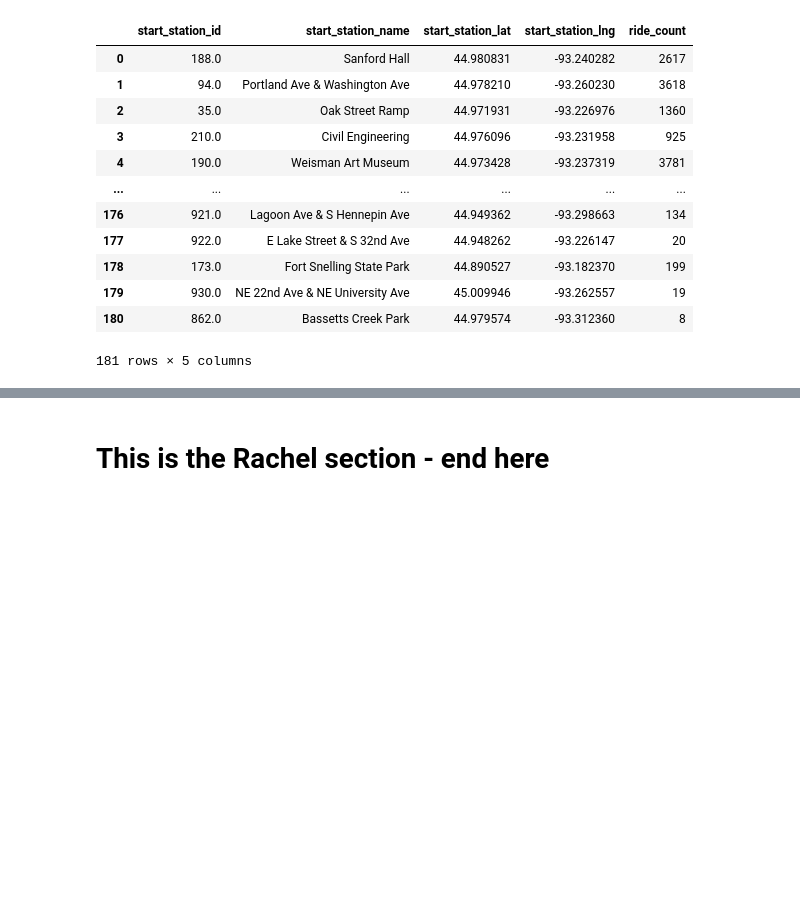
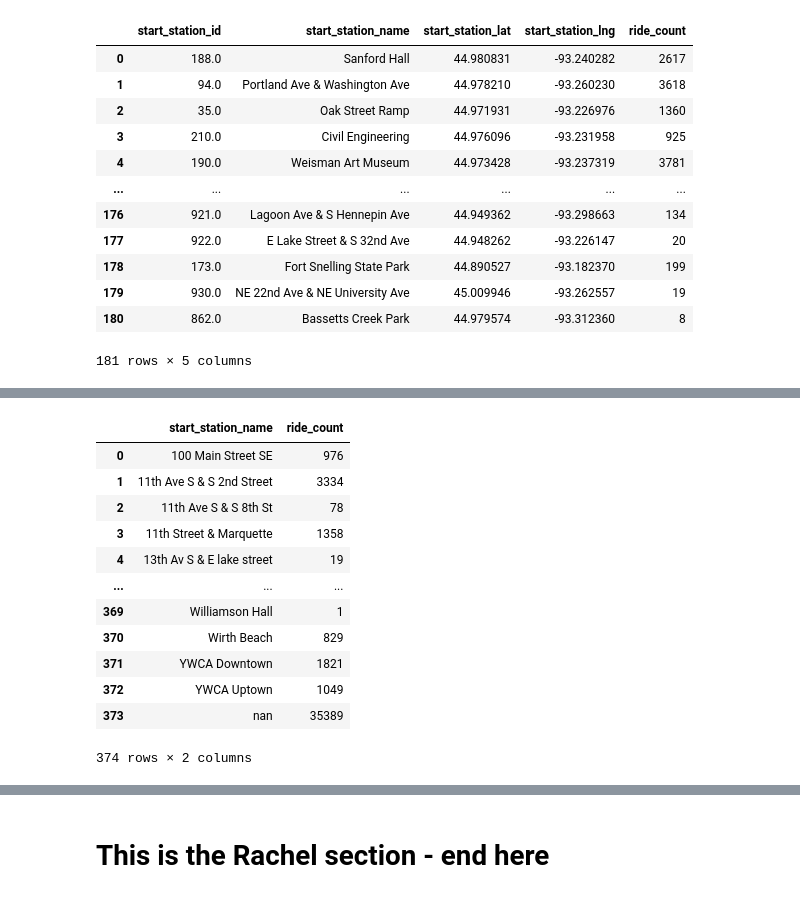
Before and after one commit to luchovzla/project-1, a Jupyter notebook: NiceRideCombined.ipynb, the cells around one changed output, grey strips where cells are left out. Drawn from its saved outputs; the diff is of its cells as text; code cells hidden in the pictures; blank space fills up the shorter version.

```diff
--- a/NiceRideCombined.ipynb
+++ b/NiceRideCombined.ipynb
@@ -810,0 +842,19 @@ fig
+# %%
+start_station_count_2020 = df_2020.groupby('start_station_name').count()
+start_station_count_2020 = start_station_count_2020[["start_station_id"]]
+start_station_count_2020 = start_station_count_2020.rename(columns={"start_station_id" : "ride_count"})
+start_station_count_2020.reset_index()
+# %% [output]
+|  | start_station_name | ride_count |
+| 0 | 100 Main Street SE | 976 |
+| 1 | 11th Ave S & S 2nd Street | 3334 |
+| 2 | 11th Ave S & S 8th St | 78 |
+| 3 | 11th Street & Marquette | 1358 |
+| 4 | 13th Av S & E lake street | 19 |
+| ... | ... | ... |
+| 369 | Williamson Hall | 1 |
+| 370 | Wirth Beach | 829 |
+| 371 | YWCA Downtown | 1821 |
+| 372 | YWCA Uptown | 1049 |
+| 373 | nan | 35389 |
+374 rows × 2 columns
```
Also changed, not shown: parts of 10 cells of this notebook.
